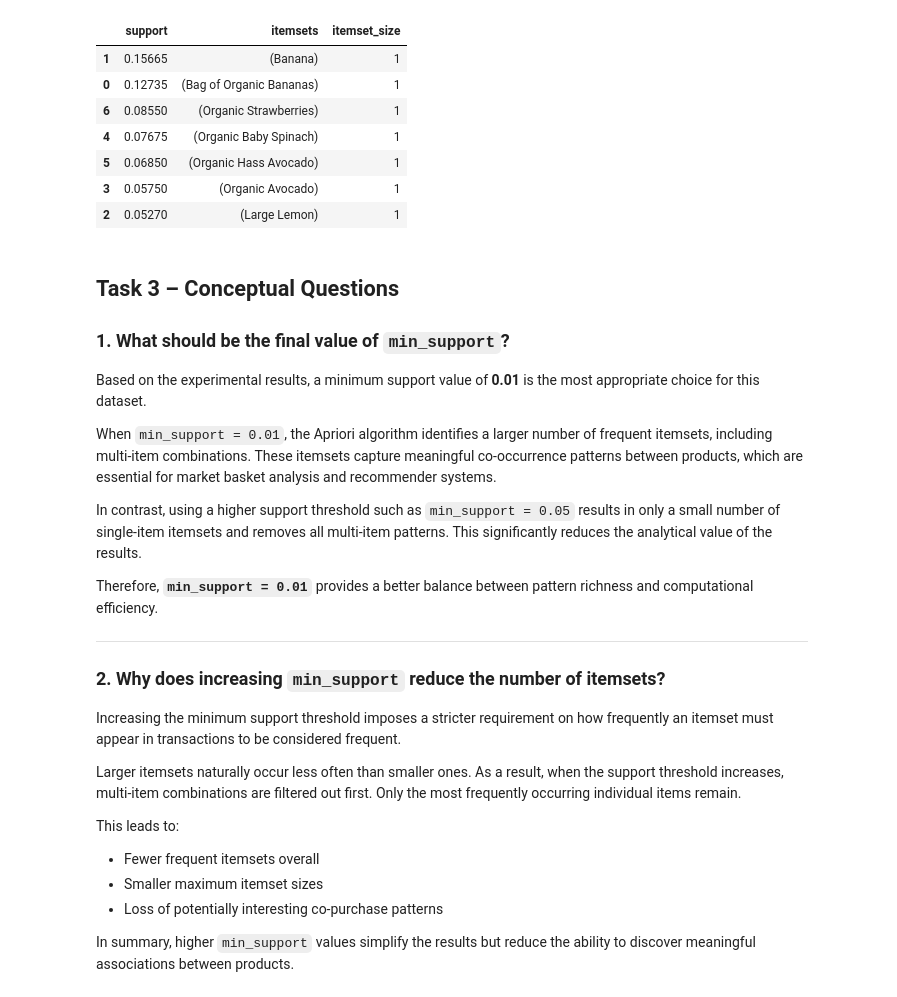
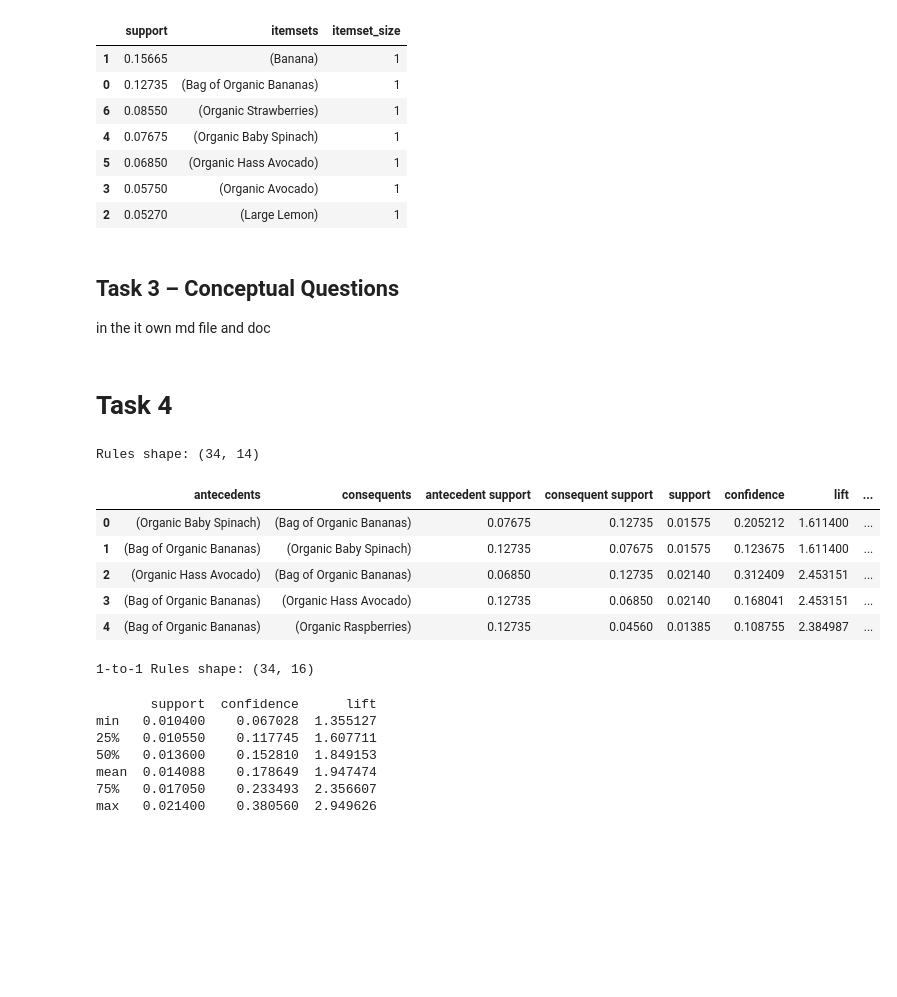
Before and after one commit to ParsaHaghighatgoo/instacart-association-rule-mining, a Jupyter notebook: main.ipynb, the cells around one changed output. Drawn from its saved outputs; the diff is of its cells as text; code cells hidden in the pictures; blank space fills up the shorter version.

Commit message:
start task 5

```diff
--- a/main.ipynb
+++ b/main.ipynb
@@ -197,27 +197,59 @@ Top itemsets (min_support=0.05):
 # %% [markdown]
 ## Task 3 – Conceptual Questions
 
-### 1. What should be the final value of `min_support`?
-
-Based on the experimental results, a minimum support value of **0.01** is the most appropriate choice for this dataset.
-
-When `min_support = 0.01`, the Apriori algorithm identifies a larger number of frequent itemsets, including multi-item combinations. These itemsets capture meaningful co-occurrence patterns between products, which are essential for market basket analysis and recommender systems.
-
-In contrast, using a higher support threshold such as `min_support = 0.05` results in only a small number of single-item itemsets and removes all multi-item patterns. This significantly reduces the analytical value of the results.
-
-Therefore, **`min_support = 0.01`** provides a better balance between pattern richness and computational efficiency.
-
----
-
-### 2. Why does increasing `min_support` reduce the number of itemsets?
-
-Increasing the minimum support threshold imposes a stricter requirement on how frequently an itemset must appear in transactions to be considered frequent.
-
-Larger itemsets naturally occur less often than smaller ones. As a result, when the support threshold increases, multi-item combinations are filtered out first. Only the most frequently occurring individual items remain.
-
-This leads to:
-- Fewer frequent itemsets overall
-- Smaller maximum itemset sizes
-- Loss of potentially interesting co-purchase patterns
-
-In summary, higher `min_support` values simplify the results but reduce the ability to discover meaningful associations between products.
+in the it own md file and doc
+# %% [markdown]
+# Task 4
+# %%
+from mlxtend.frequent_patterns import association_rules
+import pandas as pd
+
+# Use frequent itemsets from min_support=0.01 (recommended)
+# freq_001 should have columns: support, itemsets, itemset_size
+
+rules = association_rules(
+    freq_001,
+    metric="lift",
+    min_threshold=1.0
+)
+
+print("Rules shape:", rules.shape)
+rules.head()
+# %% [output]
+Rules shape: (34, 14)
+|  | antecedents | consequents | antecedent support | consequent support | support | confidence | lift | ... |
+| 0 | (Organic Baby Spinach) | (Bag of Organic Bananas) | 0.07675 | 0.12735 | 0.01575 | 0.205212 | 1.611400 | ... |
+| 1 | (Bag of Organic Bananas) | (Organic Baby Spinach) | 0.12735 | 0.07675 | 0.01575 | 0.123675 | 1.611400 | ... |
+| 2 | (Organic Hass Avocado) | (Bag of Organic Bananas) | 0.06850 | 0.12735 | 0.02140 | 0.312409 | 2.453151 | ... |
+| 3 | (Bag of Organic Bananas) | (Organic Hass Avocado) | 0.12735 | 0.06850 | 0.02140 | 0.168041 | 2.453151 | ... |
+| 4 | (Bag of Organic Bananas) | (Organic Raspberries) | 0.12735 | 0.04560 | 0.01385 | 0.108755 | 2.384987 | ... |
+# %%
+# Add rule sizes (helpful for analysis)
+rules["antecedent_size"] = rules["antecedents"].apply(len)
+rules["consequent_size"] = rules["consequents"].apply(len)
+
+# Optional: keep only 1-item -> 1-item rules (cleanest for interpretation)
+rules_1to1 = rules[(rules["antecedent_size"] == 1) & (rules["consequent_size"] == 1)].copy()
+
+print("1-to-1 Rules shape:", rules_1to1.shape)
+# %% [output]
+1-to-1 Rules shape: (34, 16)
+# %%
+def summarize_metric(df, col):
+    return df[col].describe()[["min", "25%", "50%", "mean", "75%", "max"]]
+
+summary_df = pd.DataFrame({
+    "support": summarize_metric(rules_1to1, "support"),
+    "confidence": summarize_metric(rules_1to1, "confidence"),
+    "lift": summarize_metric(rules_1to1, "lift")
+})
+
+print(summary_df)
+# %% [output]
+       support  confidence      lift
+min   0.010400    0.067028  1.355127
+25%   0.010550    0.117745  1.607711
+50%   0.013600    0.152810  1.849153
+mean  0.014088    0.178649  1.947474
+75%   0.017050    0.233493  2.356607
+max   0.021400    0.380560  2.949626
```
Also changed, not shown: parts of 2 cells of this notebook, 1 other file.
